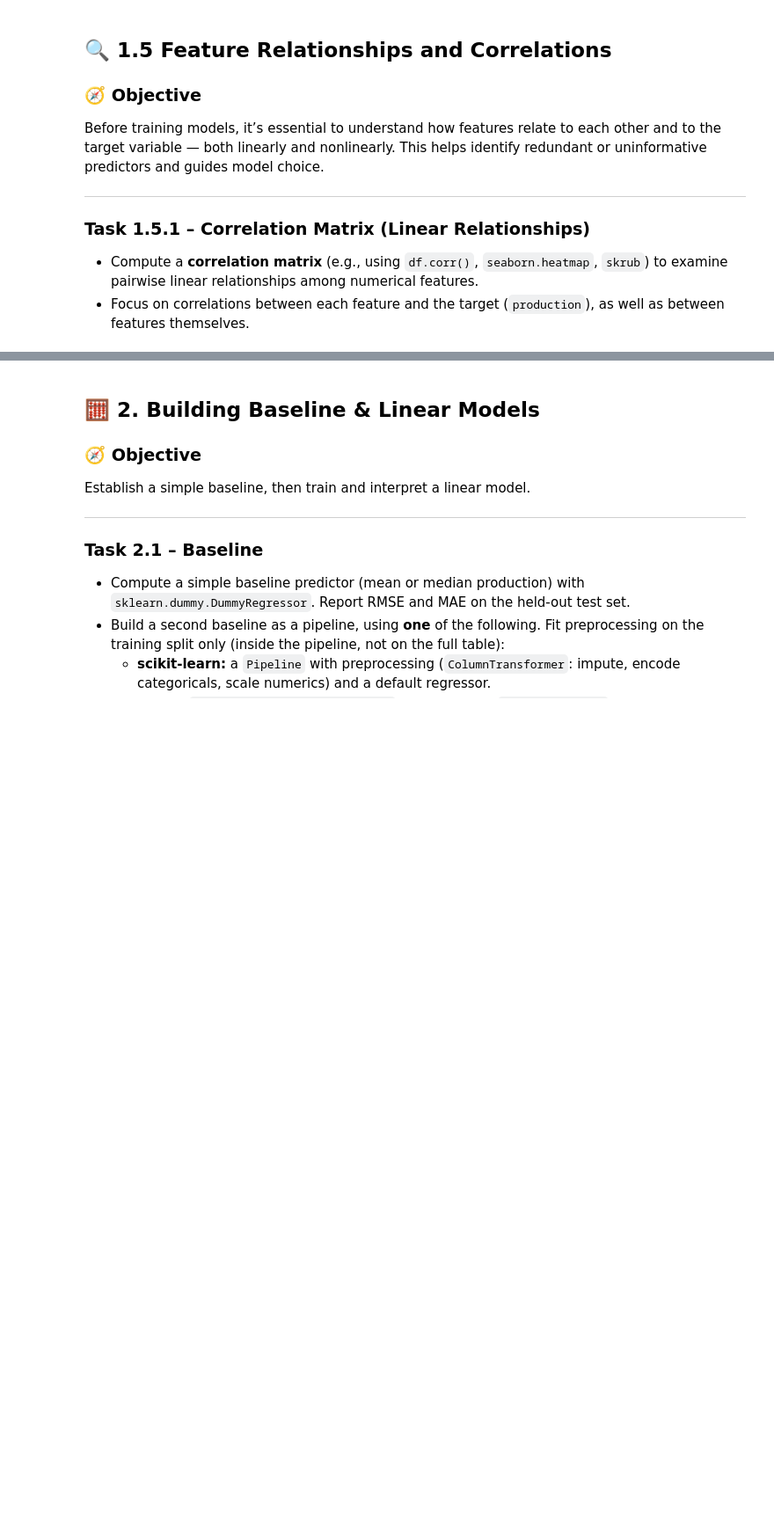
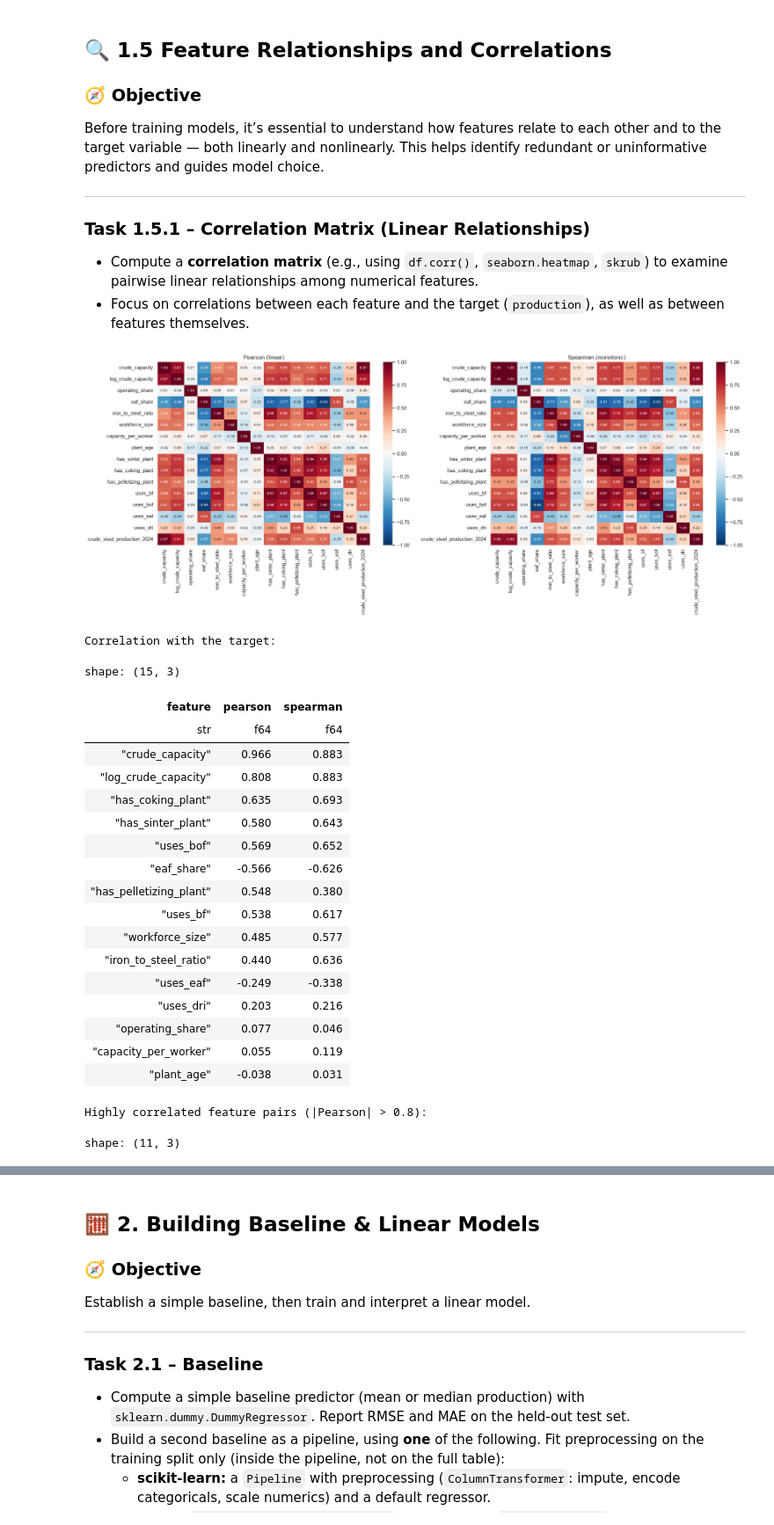
Before and after one commit to kenza-gueddas/aidams-lab2-bennjima-gueddas-mallat-sanver-tanaci, a Jupyter notebook: lab_2.ipynb, the cells around one changed output, grey strips where cells are left out. Shown at 88% size. Saved outputs shown, nothing was run; the diff lists cells and outputs as text; code cells hidden in the pictures; blank space fills up the shorter version.

```diff
--- a/lab_2.ipynb
+++ b/lab_2.ipynb
@@ -96,3 +544,59 @@ Before training models, it’s essential to understand how features relate to ea
 ### **Task 1.5.1 – Correlation Matrix (Linear Relationships)**
 - Compute a **correlation matrix** (e.g., using `df.corr()`, `seaborn.heatmap`, `skrub`) to examine pairwise linear relationships among numerical features.
 - Focus on correlations between each feature and the target (`production`), as well as between features themselves.
+# %%
+CORR_COLUMNS = NUMERIC + [TARGET]
+
+
+def correlation_matrix(df: pl.DataFrame, columns: list[str], method: str) -> np.ndarray:
+    """Pairwise-complete correlations, so a missing workforce value does not drop the whole row."""
+    m = np.eye(len(columns))
+    for i, a in enumerate(columns):
+        for j in range(i + 1, len(columns)):
+            b = columns[j]
+            m[i, j] = m[j, i] = df.select(a, b).drop_nulls().select(pl.corr(a, b, method=method)).item()
+    return m
+
+
+pearson = correlation_matrix(train_df, CORR_COLUMNS, "pearson")    # training rows only
+spearman = correlation_matrix(train_df, CORR_COLUMNS, "spearman")
+
+fig, axes = plt.subplots(1, 2, figsize=(20, 8))
+for ax, (title, m) in zip(axes, {"Pearson (linear)": pearson, "Spearman (monotonic)": spearman}.items()):
+    sns.heatmap(m, xticklabels=CORR_COLUMNS, yticklabels=CORR_COLUMNS, cmap="RdBu_r", vmin=-1, vmax=1,
+                annot=True, fmt=".2f", annot_kws={"size": 7}, ax=ax)
+    ax.set_title(title)
+plt.tight_layout()
+plt.show()
+
+print("Correlation with the target:")
+display(pl.DataFrame({"feature": CORR_COLUMNS[:-1], "pearson": pearson[-1, :-1], "spearman": spearman[-1, :-1]})
+        .sort(pl.col("pearson").abs(), descending=True))
+
+print("Highly correlated feature pairs (|Pearson| > 0.8):")
+pairs = [(CORR_COLUMNS[i], CORR_COLUMNS[j], pearson[i, j])
+         for i in range(len(NUMERIC)) for j in range(i + 1, len(NUMERIC)) if abs(pearson[i, j]) > 0.8]
+display(pl.DataFrame(pairs, schema=["feature_a", "feature_b", "pearson"], orient="row"))
+# %% [output]
+[figure, added]
+Correlation with the target:
+shape: (15, 3)
+| feature | pearson | spearman |
+| str | f64 | f64 |
+| "crude_capacity" | 0.966 | 0.883 |
+| "log_crude_capacity" | 0.808 | 0.883 |
+| "has_coking_plant" | 0.635 | 0.693 |
+| "has_sinter_plant" | 0.580 | 0.643 |
+| "uses_bof" | 0.569 | 0.652 |
+| "eaf_share" | -0.566 | -0.626 |
+| "has_pelletizing_plant" | 0.548 | 0.380 |
+| "uses_bf" | 0.538 | 0.617 |
+| "workforce_size" | 0.485 | 0.577 |
+| "iron_to_steel_ratio" | 0.440 | 0.636 |
+| "uses_eaf" | -0.249 | -0.338 |
+| "uses_dri" | 0.203 | 0.216 |
+| "operating_share" | 0.077 | 0.046 |
+| "capacity_per_worker" | 0.055 | 0.119 |
+| "plant_age" | -0.038 | 0.031 |
+Highly correlated feature pairs (|Pearson| > 0.8):
+shape: (11, 3)
```
Also changed, not shown: parts of 32 cells of this notebook, 4 other files.
